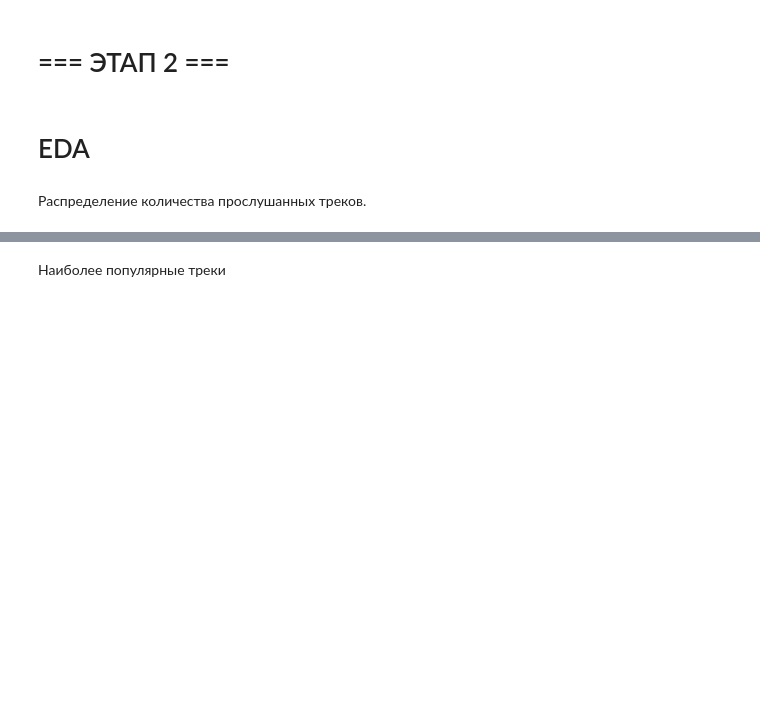
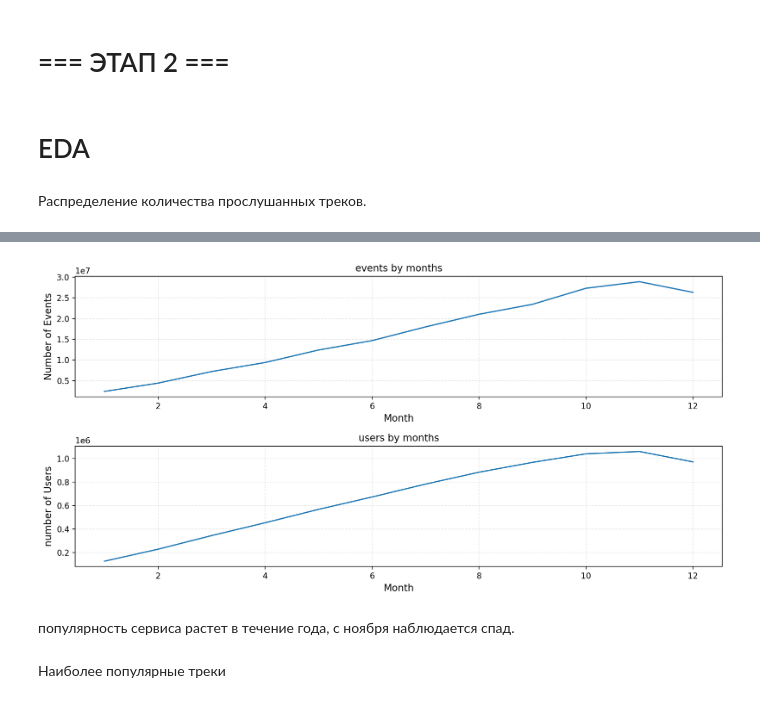
Before and after one commit to ozerge/mle-project-sprint-4-v001, a Jupyter notebook: recommendations.ipynb, the cells around one changed output, grey strips where cells are left out. Saved outputs shown, nothing was run; the diff lists cells and outputs as text; code cells hidden in the pictures; blank space fills up the shorter version.

```diff
--- a/recommendations.ipynb
+++ b/recommendations.ipynb
@@ -804,3 +826,8 @@ user_id track_id
 # EDA
 # %% [markdown]
 Распределение количества прослушанных треков.
+# %%
+# добавим колонку started_at_month - месяц взаимодействия:
+interactions_clean["started_at_month"] = pd.to_datetime(interactions_clean["started_at"]).dt.month.astype('int8')
+
+interactions_clean.head()
@@ -806,0 +841,3 @@ user_id track_id
+# %%
+interactions_by_month = interactions_clean.groupby("started_at_month").agg(events=("started_at", "count"), users=("user_id", "nunique")).reset_index()
+interactions_by_month
@@ -807,2 +858,26 @@ user_id track_id
+# %%
+# распределение взаимодействий в течение года
+
+fig, axs = plt.subplots(2, 1, figsize=(12, 6))
+
+ax = axs[0]
+ax.plot(interactions_by_month["started_at_month"], interactions_by_month["events"])
+ax.set_title("events by months")
+ax.grid(True, alpha=0.3, linestyle='--')
+ax.set_ylabel("Number of Events", fontsize=12)
+ax.set_xlabel("Month", fontsize=12)
+
+ax = axs[1]
+ax.plot(interactions_by_month["started_at_month"], interactions_by_month["users"])
+ax.set_title("users by months")
+ax.grid(True, alpha=0.3, linestyle='--')
+ax.set_ylabel("number of Users", fontsize=12)
+ax.set_xlabel("Month", fontsize=12)
+
+fig.tight_layout()
+# %% [output]
+[figure, added]
+# %% [markdown]
+популярность сервиса растет в течение года, с ноября наблюдается спад.
 # %% [markdown]
 Наиболее популярные треки
```
Also changed, not shown: parts of 24 cells of this notebook.
